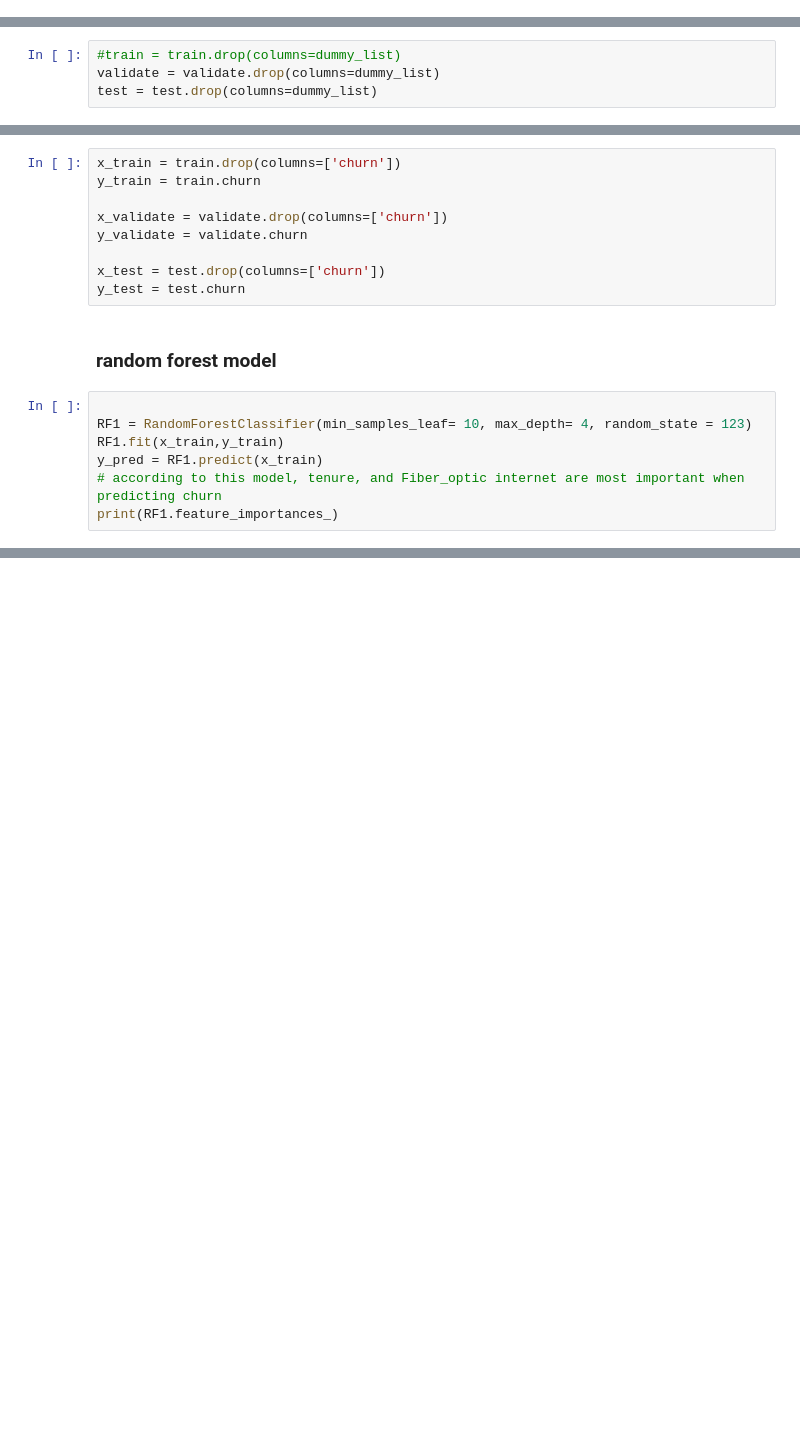
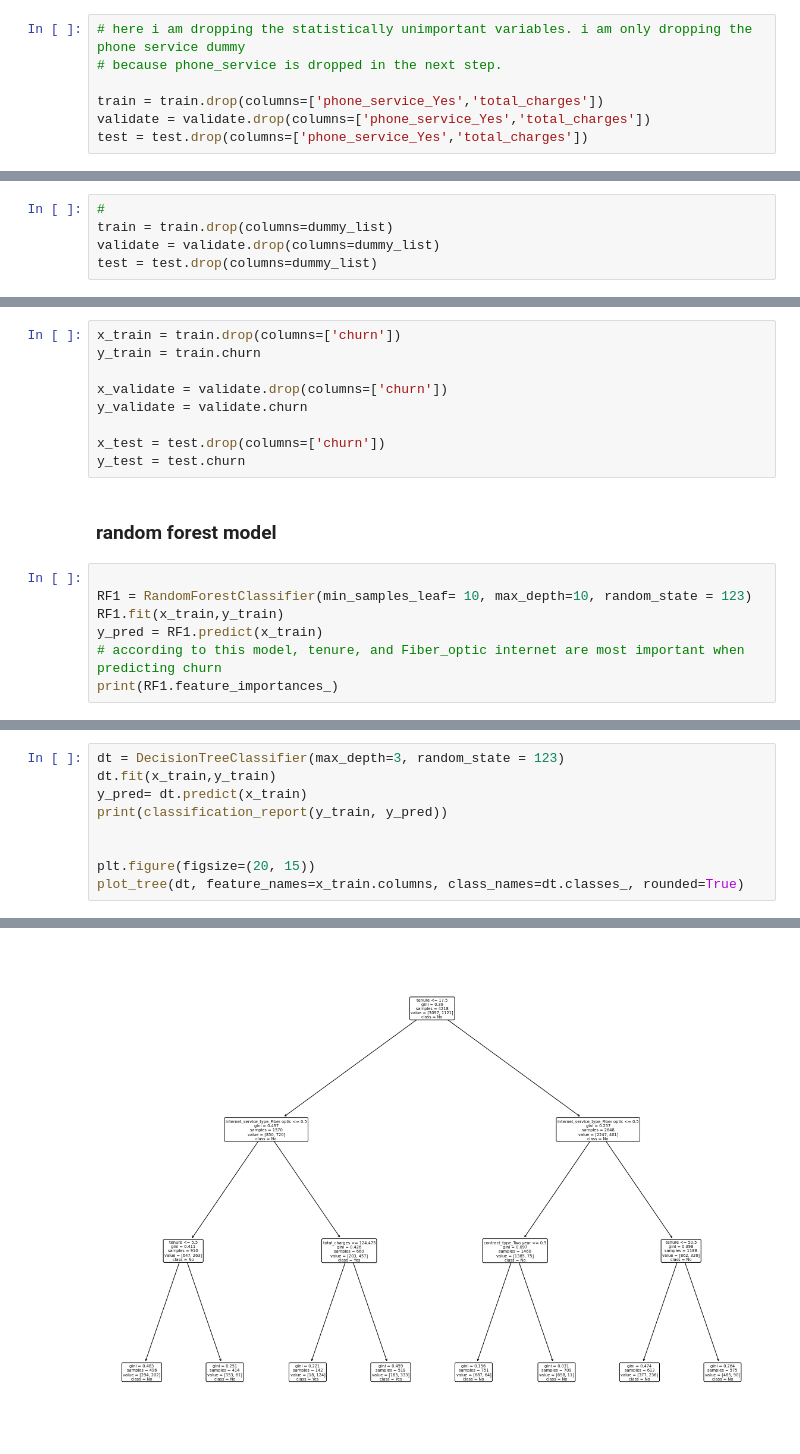
Before and after one commit to kevin-mal-smith/telco_classification, a Jupyter notebook: messy_notebook.ipynb, the cells around one changed output, grey strips where cells are left out. Saved outputs shown, nothing was run; the diff lists cells and outputs as text; blank space fills up the shorter version.

```diff
--- a/messy_notebook.ipynb
+++ b/messy_notebook.ipynb
@@ -240,7 +287,15 @@ chi2, p
+# %%
+# here i am dropping the statistically unimportant variables. i am only dropping the phone service dummy
+# because phone_service is dropped in the next step.
+
+train = train.drop(columns=['phone_service_Yes','total_charges'])
+validate = validate.drop(columns=['phone_service_Yes','total_charges'])
+test = test.drop(columns=['phone_service_Yes','total_charges'])
 # %% [markdown]
 ### modeling
 # %%
-#train = train.drop(columns=dummy_list)
+#
+train = train.drop(columns=dummy_list)
 validate = validate.drop(columns=dummy_list)
 test = test.drop(columns=dummy_list)
 # %%
@@ -276,7 +331,7 @@ y_test = test.churn
 ### random forest model
 # %%
 
-RF1 = RandomForestClassifier(min_samples_leaf= 10, max_depth= 4, random_state = 123)
+RF1 = RandomForestClassifier(min_samples_leaf= 10, max_depth=10, random_state = 123)
 RF1.fit(x_train,y_train)
 y_pred = RF1.predict(x_train)
 # according to this model, tenure, and Fiber_optic internet are most important when predicting churn
@@ -291,0 +359,10 @@ print(RF1.score)
+# %%
+dt = DecisionTreeClassifier(max_depth=3, random_state = 123)
+dt.fit(x_train,y_train)
+y_pred= dt.predict(x_train)
+print(classification_report(y_train, y_pred))
+
+
+plt.figure(figsize=(20, 15))
+plot_tree(dt, feature_names=x_train.columns, class_names=dt.classes_, rounded=True)
+# %% [output]
@@ -291,0 +392 @@ print(RF1.score)
+[figure, added]
```
Also changed, not shown: parts of 25 cells of this notebook.
